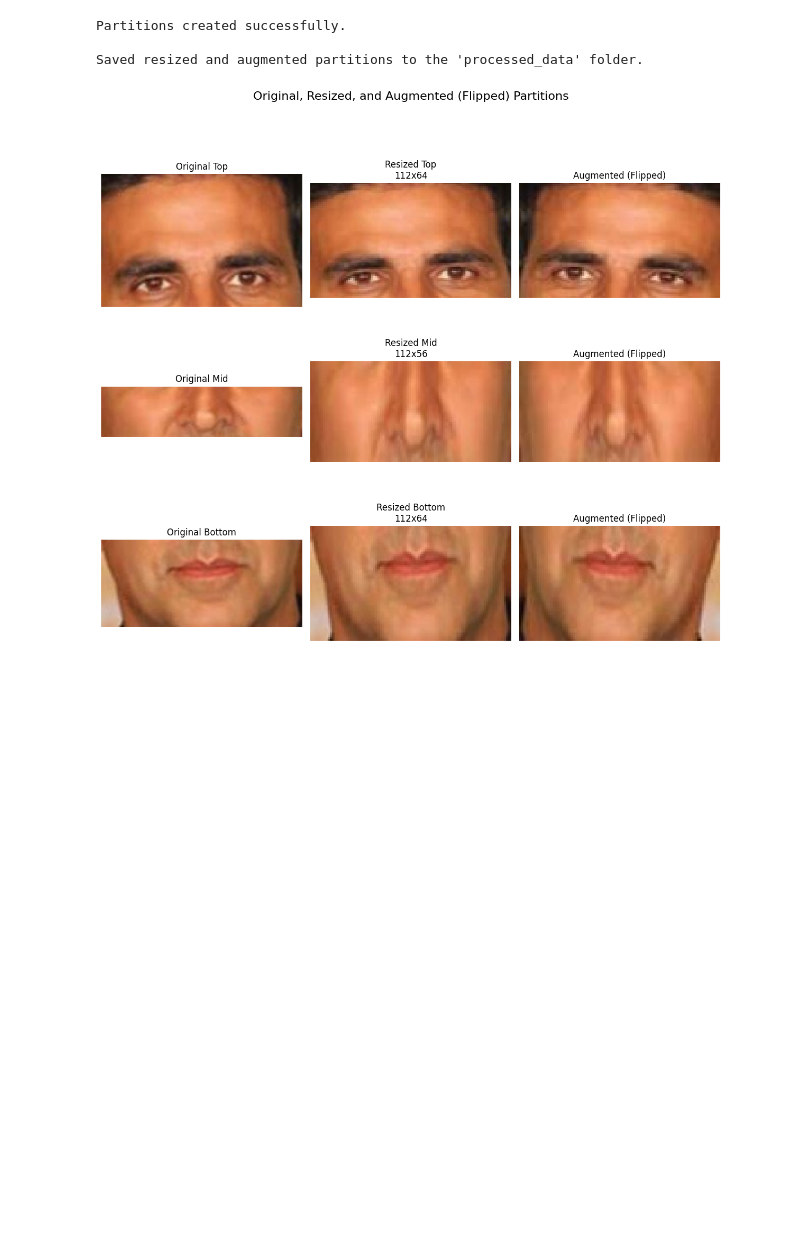
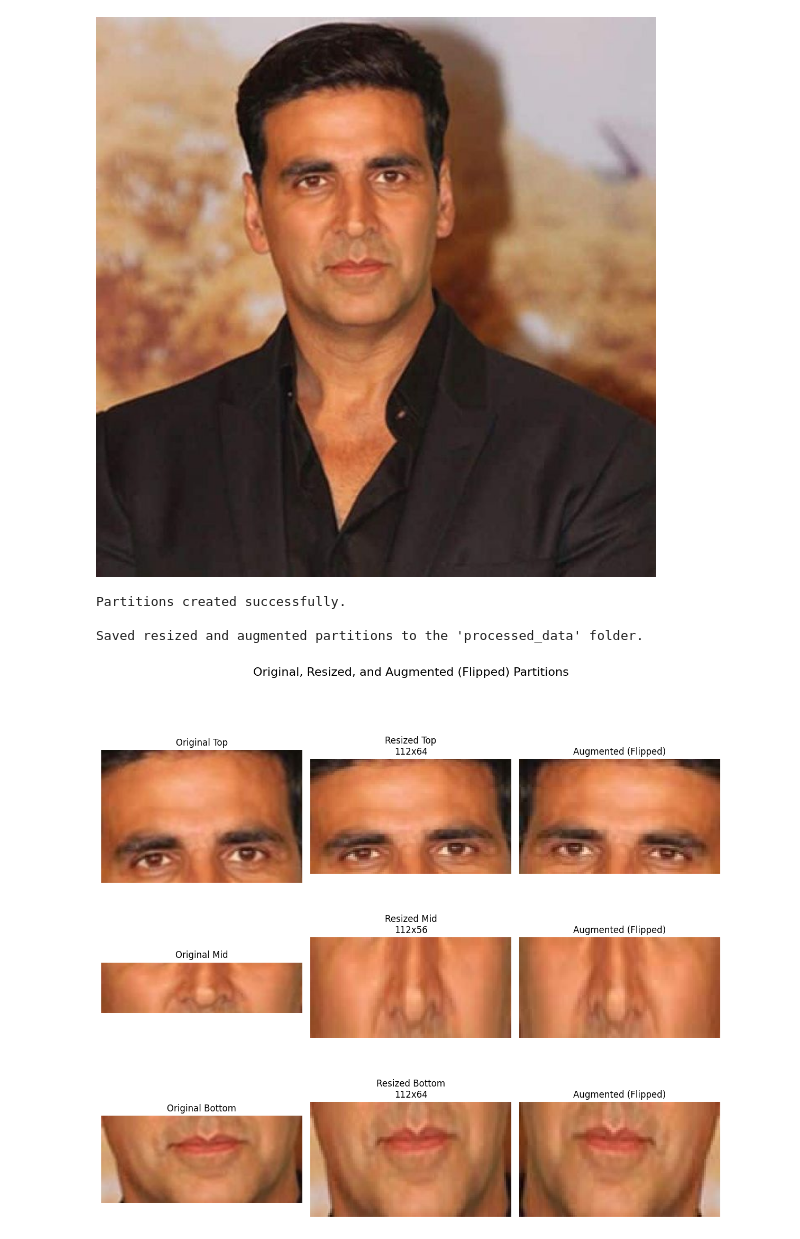
Before and after one commit to Kyle-Santos/named-ai, a Jupyter notebook: data-preprocessing/preprocess.ipynb, the cells around one changed output. Drawn from its saved outputs; the diff is of its cells as text; code cells hidden in the pictures; blank space fills up the shorter version.

```diff
--- a/data-preprocessing/preprocess.ipynb
+++ b/data-preprocessing/preprocess.ipynb
@@ -164,11 +194,13 @@ def augment_image(image_pil):
 # %%
 from PIL import Image
 
 input_image_path = "test_image.jpg"
 image = Image.open(input_image_path)
 
 # Display the image (optional)
-image.show()
+image
+# %% [output]
+[figure, added]
 # %%
 process_and_save_partitions(input_image_path)
 # %% [output]
```
Also changed, not shown: parts of 2 cells of this notebook.
